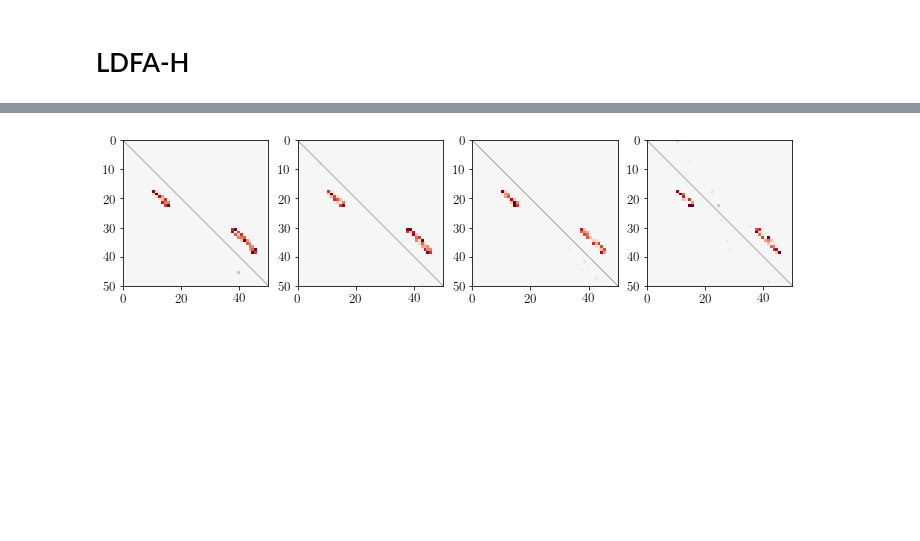
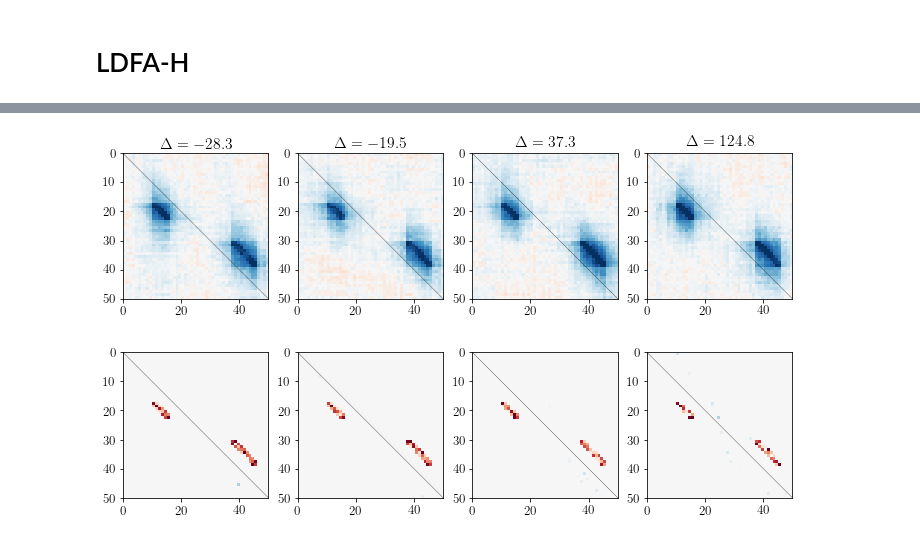
Before and after one commit to HeejongBong/ldfa, a Jupyter notebook: example/3.1 LDFA-H versus existing methods in addressing noise auto-correlation.ipynb, the cells around one changed output, grey strips where cells are left out. Cells and saved outputs as stored; diff of their text form; code cells hidden in the pictures; blank space fills up the shorter version.

```diff
--- a/example/3.1 CDFA versus existing methods in addressing noise auto-correlation.ipynb
+++ b/example/3.1 LDFA-H versus existing methods in addressing noise auto-correlation.ipynb
@@ -324,3 +352,11 @@ for i, (l, W, lgv_dmm) in enumerate(zip(
+# %%
+plt.figure(figsize=(12, 3))
+for i, (l, W, lgv_dmm) in enumerate(zip(
+    lambdas_eps[show_eps], Sigmas_cdfa[show_eps], lgvs_avg[show_eps])):
+    plt.subplot(1,4,i+1); dmx.imshow(W[:num_time,num_time:], identity=True, vmax=0.5, time=[0,50])
+    plt.title(r'$\Delta = %.1f$'%(lgv_latent-lgv_dmm))
+# %% [output]
+[figure, added]
 # %%
 time_graph_cross = (np.abs(np.arange(num_time)-np.arange(num_time)[:,None])<offset_cross)
 # %%
```
Also changed, not shown: parts of 2 cells of this notebook, 2 other files.
